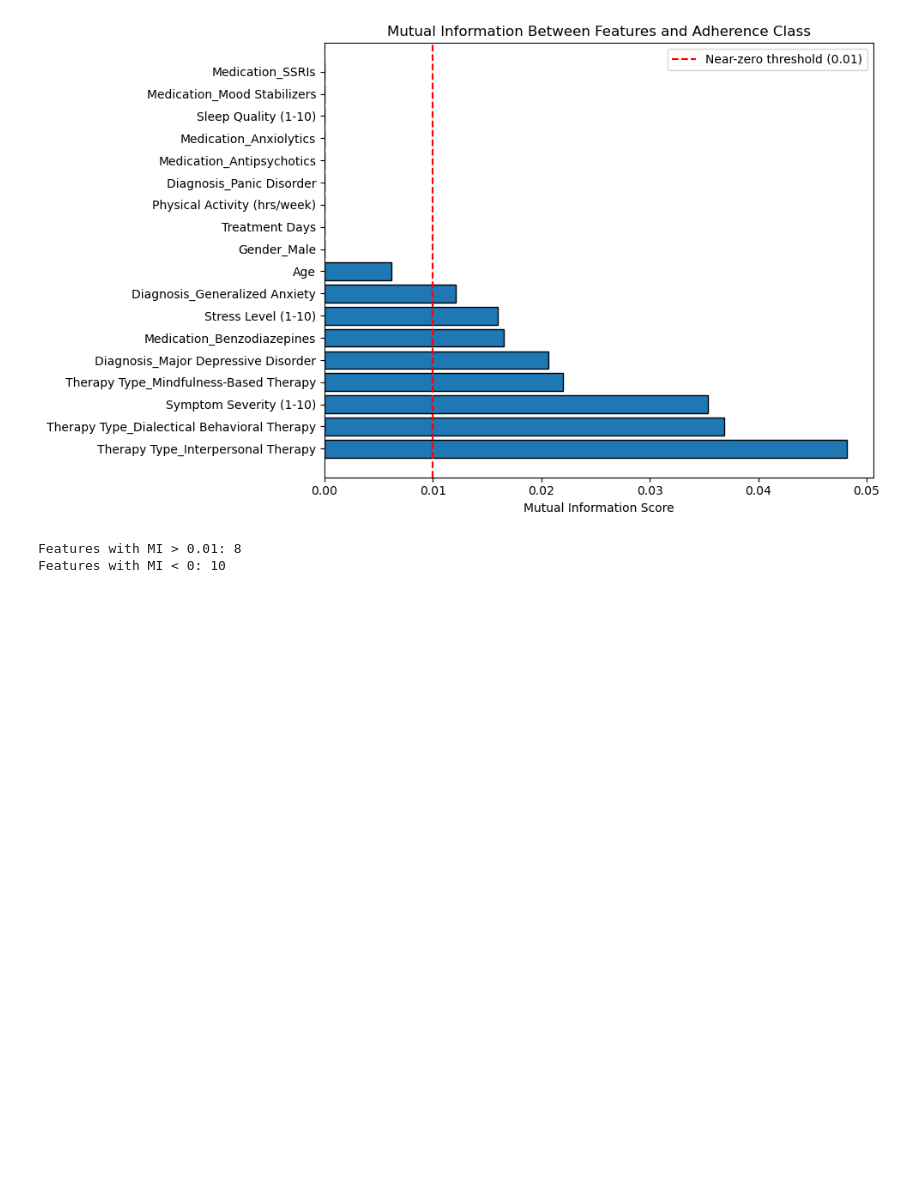
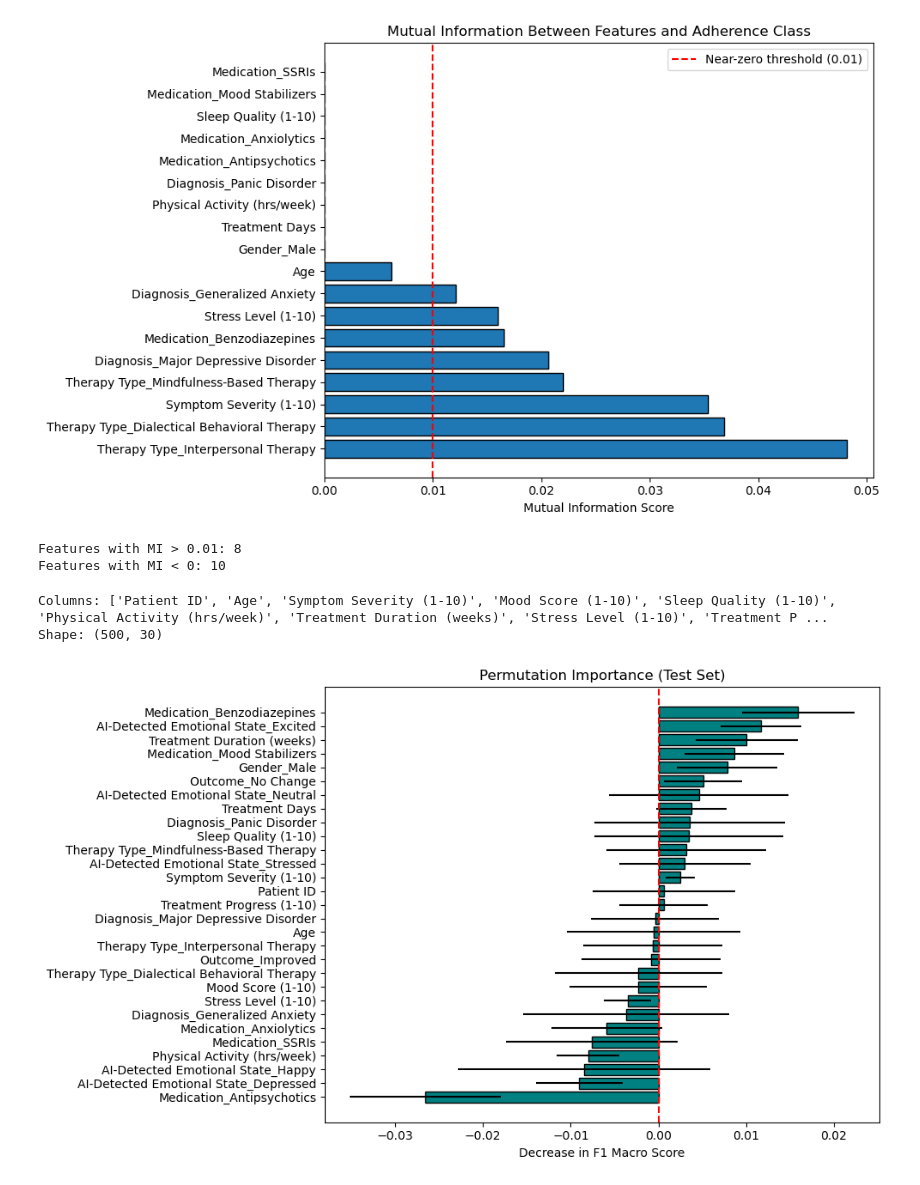
Before and after one commit to shaelyn-l/ICS_435_Final_Project, a Jupyter notebook: ICS_435_Final_Project.ipynb, the cells around one changed output. Saved outputs shown, nothing was run; the diff lists cells and outputs as text; code cells hidden in the pictures; blank space fills up the shorter version.

Commit message:
Performed more error analysis on data

```diff
--- a/ICS_435_Final_Project.ipynb
+++ b/ICS_435_Final_Project.ipynb
@@ -1039,3 +1039,77 @@ print(f"Features with MI < 0: {(mi_df['mutual_information'] < 0.01).sum()}")
 [figure]
 Features with MI > 0.01: 8
 Features with MI < 0: 10
+# %%
+data = pd.read_csv("mental_health_diagnosis_treatment_.csv")
+
+
+data['Treatment Start Date'] = pd.to_datetime(data['Treatment Start Date'])
+data['Treatment Days'] = (data['Treatment Start Date'] - data['Treatment Start Date'].min()).dt.days
+data.drop('Treatment Start Date', axis=1, inplace=True)
+
+# one hot encode only pre-treatment categorical columns
+data = pd.get_dummies(data, columns=['Gender', 'Therapy Type', 'Diagnosis', 'Medication', 'Outcome', 'AI-Detected Emotional State'], drop_first=True)
+data = data.astype({col: int for col in data.select_dtypes('bool').columns})
+
+# confirm columns are correct
+print("Columns:", data.columns.tolist())
+print("Shape:", data.shape)
+# %% [output]
+Columns: ['Patient ID', 'Age', 'Symptom Severity (1-10)', 'Mood Score (1-10)', 'Sleep Quality (1-10)', 'Physical Activity (hrs/week)', 'Treatment Duration (weeks)', 'Stress Level (1-10)', 'Treatment P ...
+Shape: (500, 30)
+# %%
+#Permutation Feature Importance (PFI)
+#Using our best model from hyperparameter tuning, we can apply permutation feature importance to see which features the model relies on most for its predictions.
+
+from sklearn.preprocessing import StandardScaler
+from sklearn.model_selection import train_test_split
+
+X = data.drop('Adherence to Treatment (%)', axis=1)
+y = data['Adherence to Treatment (%)']
+
+X_train, X_test, y_train, y_test = train_test_split(
+    X, y, test_size=0.15, random_state=42, stratify=y
+)
+scaler = StandardScaler()
+X_train_scaled = pd.DataFrame(
+    scaler.fit_transform(X_train),
+    columns=X.columns
+)
+X_test_scaled = pd.DataFrame(
+    scaler.transform(X_test),
+    columns=X.columns
+)
+
+from sklearn.neighbors import KNeighborsClassifier
+#used KNN based on fine-tuned results
+model_to_test = KNeighborsClassifier(metric='euclidean', n_neighbors=4, weights='distance')
+
+model_to_test.fit(X_train_scaled, y_train)
+
+from sklearn.inspection import permutation_importance
+
+result = permutation_importance(
+    model_to_test, X_test_scaled, y_test,
+    n_repeats=10, random_state=42, scoring='f1_macro'
+)
+
+
+# Organize into a DataFrame
+perm_importances = pd.Series(result.importances_mean, index=X.columns).sort_values()
+
+# Plot
+plt.figure(figsize=(10, 6))
+plt.barh(perm_importances.index, perm_importances.values,
+         xerr=result.importances_std, color='teal', edgecolor='black')
+plt.axvline(x=0, color='red', linestyle='--')
+plt.title('Permutation Importance (Test Set)')
+plt.xlabel('Decrease in F1 Macro Score')
+plt.tight_layout()
+plt.show()
+
+# Reveals high degree of model instability within this feature set
+# Several features appear to have negligible impact on model performance
+# The features with negative importance suggest that their existence may be detrimental to the model performance
+# The standard deviation overlap further signifies the lack of reliability in each feature to predicting adherence.
+# %% [output]
+[figure, added]
```
Also changed, not shown: parts of 3 cells of this notebook.
